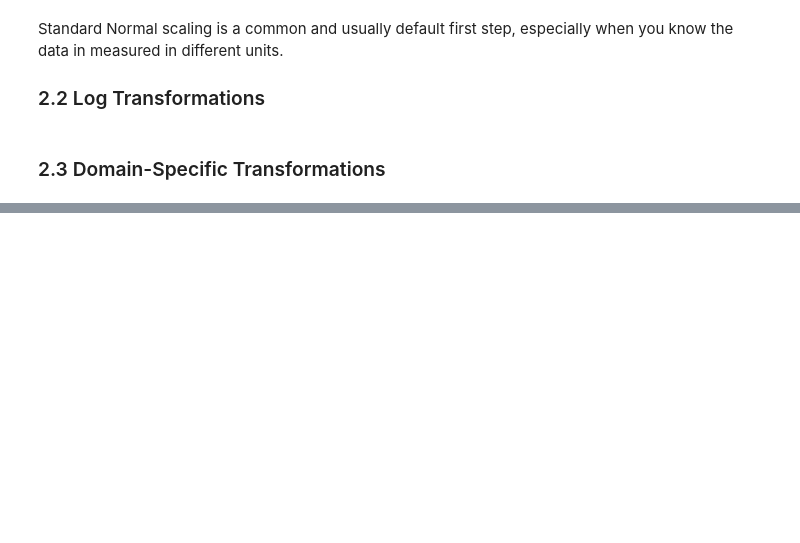
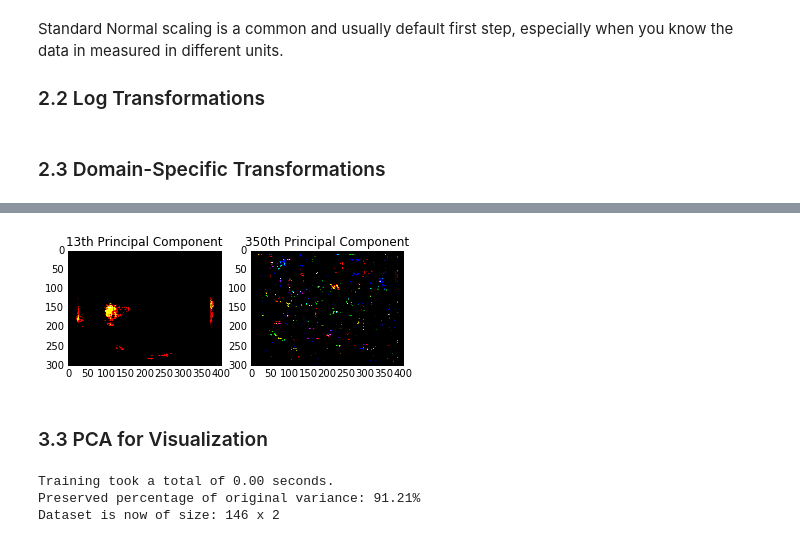
Before and after one commit to UCIDataScienceInitiative/AdvPredictiveModeling_withPython, a Jupyter notebook: Solutions/Session 0 - Solutions.ipynb, the cells around one changed output, grey strips where cells are left out. Cells and saved outputs as stored; diff of their text form; code cells hidden in the pictures; blank space fills up the shorter version.

```diff
--- a/Solutions/Session 0 - Solutions.ipynb
+++ b/Solutions/Session 0 - Solutions.ipynb
@@ -315,0 +402,44 @@ plt.show()
+# %%
+# get the transformation matrix
+transformation_mat = pca.components_
+# two components to show
+comp1 = 13
+comp2 = 350
+
+# subplot
+ax1 = plt.subplot(1,2,1)
+filter1 = transformation_mat[comp1-1,:]
+ax1.imshow(np.reshape(filter1, (300, 400, 3)))
+ax1.set_title("%dth Principal Component"%(comp1))
+
+# subplot
+ax2 = plt.subplot(1,2,2)
+filter2 = transformation_mat[comp2-1,:]
+ax2.imshow(np.reshape(filter2, (300, 400, 3)))
+ax2.set_title("%dth Principal Component"%(comp2))
+plt.show()
+# %% [output]
+[figure, added]
+# %% [markdown]
+### 3.3 PCA for Visualization
+# %%
+# get the movie features
+movie_features = movie_data[['RottenTomatoes','RottenTomatoes_User','Metacritic','Metacritic_User','Fandango_Ratingvalue']].as_matrix()
+
+# perform standard scaling again but via SciKit-Learn
+from sklearn.preprocessing import StandardScaler
+z_scaler = StandardScaler()
+movie_features = z_scaler.fit_transform(movie_features)
+
+pca = PCA(n_components=2)
+start_time = time.time()
+movie_2d_proj = pca.fit_transform(movie_features)
+end_time = time.time()
+
+print "Training took a total of %.2f seconds." %(end_time-start_time)
+print "Preserved percentage of original variance: %.2f%%" %(pca.explained_variance_ratio_.sum() * 100)
+print "Dataset is now of size: %d x %d"%(movie_2d_proj.shape)
+# %% [output]
+Training took a total of 0.00 seconds.
+Preserved percentage of original variance: 91.21%
+Dataset is now of size: 146 x 2
```
Also changed, not shown: parts of 30 cells of this notebook, 3 other files.
